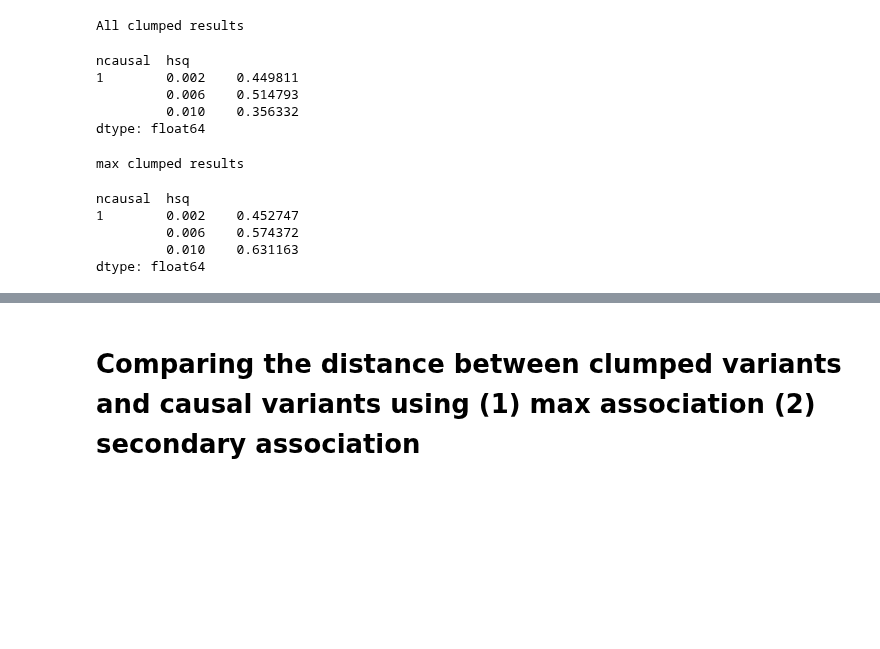
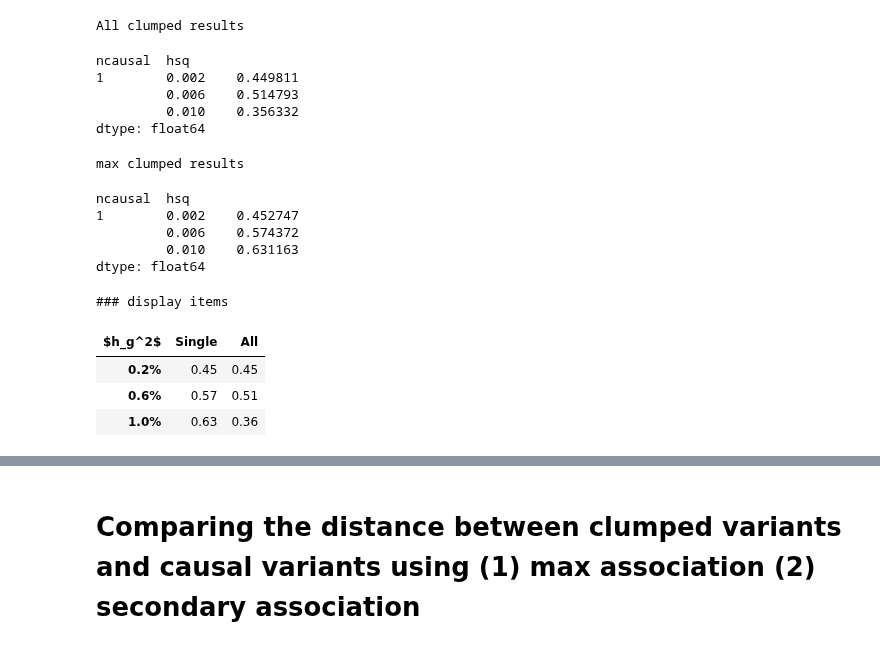
Before and after one commit to KangchengHou/admix-genet-cor, a Jupyter notebook: experiments/02-region-locus-simulate/03-plot.ipynb, the cells around one changed output, grey strips where cells are left out. Drawn from its saved outputs; the diff is of its cells as text; code cells hidden in the pictures; blank space fills up the shorter version.

```diff
--- a/experiments/02-region-locus-simulate/03-plot.ipynb
+++ b/experiments/02-region-locus-simulate/03-plot.ipynb
@@ -103,39 +107,52 @@ df_merged = pd.merge(
 )
 
 print("All clumped results")
-display(
-    df_merged.groupby(["ncausal", "hsq"]).apply(
-        lambda d: np.mean(d["snp_x"] == d["snp_y"])
-    )
+df_all = df_merged.groupby(["ncausal", "hsq"]).apply(
+    lambda d: np.mean(d["snp_x"] == d["snp_y"])
 )
+display(df_all)
+
 
 df_causal = dict_df_res["causal"].copy()
 df_clump = dict_df_res["clump-max"].copy()
 
 
 df_merged = pd.merge(
     left=df_clump[["snp", "region", "ncausal", "hsq", "sim_i"]],
     right=df_causal[["snp", "region", "ncausal", "hsq", "sim_i"]],
     left_on=["region", "ncausal", "hsq", "sim_i"],
     right_on=["region", "ncausal", "hsq", "sim_i"],
 )
 
 print("\nmax clumped results")
-display(
-    df_merged.groupby(["ncausal", "hsq"]).apply(
-        lambda d: np.mean(d["snp_x"] == d["snp_y"])
-    )
+df_max = df_merged.groupby(["ncausal", "hsq"]).apply(
+    lambda d: np.mean(d["snp_x"] == d["snp_y"])
 )
+display(df_max)
+
+# format display item
+print("\n\n### display items")
+df_display = pd.concat([df_max[1], df_all[1]], axis=1)
+df_display.columns = ["Single", "All"]
+df_display = df_display.applymap(lambda x: f"{x:.2f}")
+df_display.index = [f"{x * 100}%" for x in df_display.index]
+df_display.columns.name = "$h_g^2$"
+display(df_display)
 # %% [output]
 All clumped results
 ncausal  hsq
 1        0.002    0.449811
          0.006    0.514793
          0.010    0.356332
 dtype: float64
 max clumped results
 ncausal  hsq
 1        0.002    0.452747
          0.006    0.574372
          0.010    0.631163
 dtype: float64
+### display items
+| $h_g^2$ | Single | All |
+| 0.2% | 0.45 | 0.45 |
+| 0.6% | 0.57 | 0.51 |
+| 1.0% | 0.63 | 0.36 |
```
Also changed, not shown: parts of 8 cells of this notebook, 6 other files.
